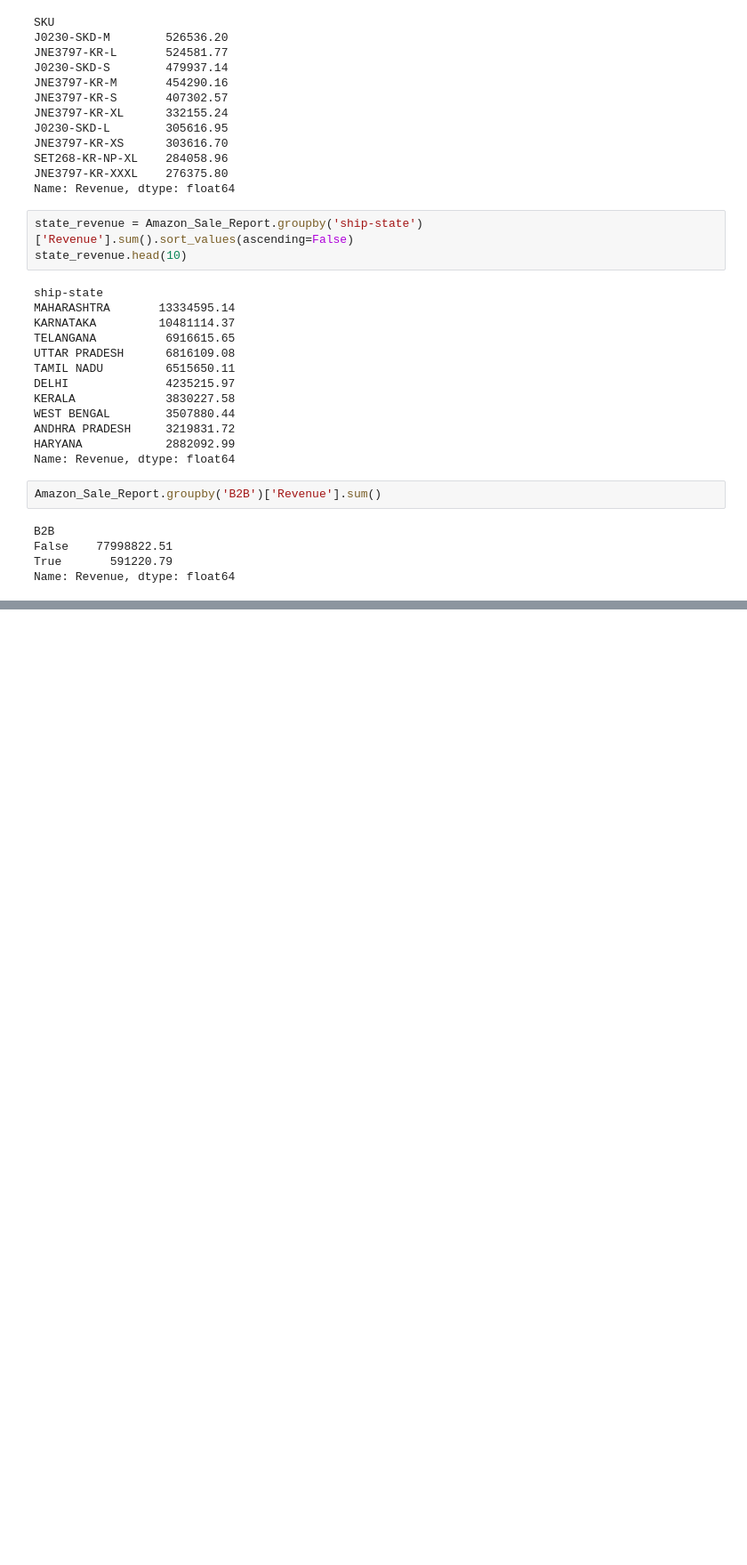
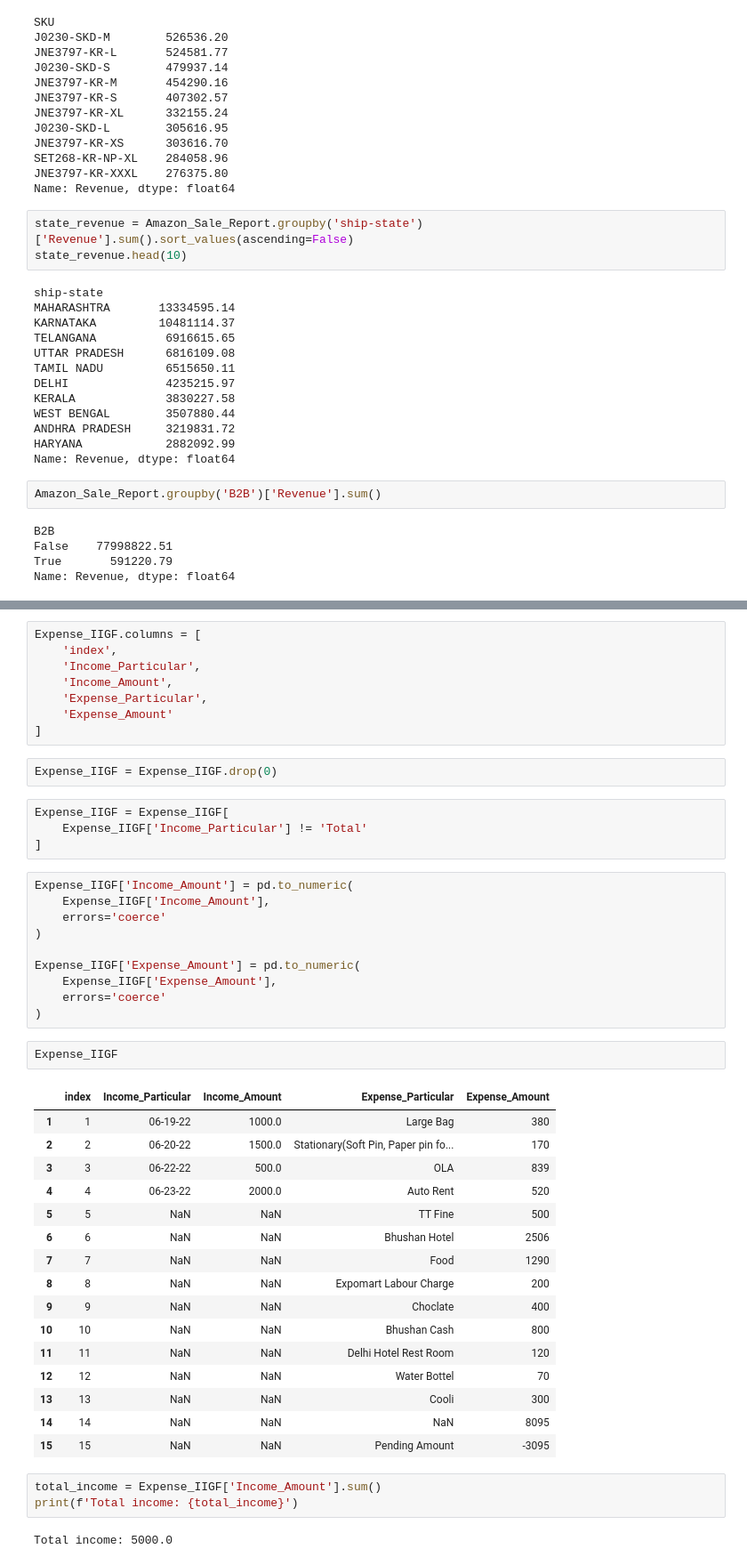
Before and after one commit to Yobil-Job/Ecommerece_Bussines_Intelligence, a Jupyter notebook: Ecommerce_Bussines_Intelligence.ipynb, the cells around one changed output, grey strips where cells are left out. Shown at 89% size. Cells and saved outputs as stored; diff of their text form; blank space fills up the shorter version.

```diff
--- a/Ecommerce_Bussines_Intelligence.ipynb
+++ b/Ecommerce_Bussines_Intelligence.ipynb
@@ -472,0 +532,48 @@ Name: Revenue, dtype: float64
+# %%
+Expense_IIGF.columns = [
+    'index',
+    'Income_Particular',
+    'Income_Amount',
+    'Expense_Particular',
+    'Expense_Amount'
+]
+# %%
+Expense_IIGF = Expense_IIGF.drop(0)
+# %%
+Expense_IIGF = Expense_IIGF[
+    Expense_IIGF['Income_Particular'] != 'Total'
+]
+# %%
+Expense_IIGF['Income_Amount'] = pd.to_numeric(
+    Expense_IIGF['Income_Amount'],
+    errors='coerce'
+)
+
+Expense_IIGF['Expense_Amount'] = pd.to_numeric(
+    Expense_IIGF['Expense_Amount'],
+    errors='coerce'
+)
+# %%
+Expense_IIGF
+# %% [output]
+|  | index | Income_Particular | Income_Amount | Expense_Particular | Expense_Amount |
+| 1 | 1 | 06-19-22 | 1000.0 | Large Bag | 380 |
+| 2 | 2 | 06-20-22 | 1500.0 | Stationary(Soft Pin, Paper pin fo... | 170 |
+| 3 | 3 | 06-22-22 | 500.0 | OLA | 839 |
+| 4 | 4 | 06-23-22 | 2000.0 | Auto Rent | 520 |
+| 5 | 5 | NaN | NaN | TT Fine | 500 |
+| 6 | 6 | NaN | NaN | Bhushan Hotel | 2506 |
+| 7 | 7 | NaN | NaN | Food | 1290 |
+| 8 | 8 | NaN | NaN | Expomart Labour Charge | 200 |
+| 9 | 9 | NaN | NaN | Choclate | 400 |
+| 10 | 10 | NaN | NaN | Bhushan Cash | 800 |
+| 11 | 11 | NaN | NaN | Delhi Hotel Rest Room | 120 |
+| 12 | 12 | NaN | NaN | Water Bottel | 70 |
+| 13 | 13 | NaN | NaN | Cooli | 300 |
+| 14 | 14 | NaN | NaN | NaN | 8095 |
+| 15 | 15 | NaN | NaN | Pending Amount | -3095 |
+# %%
+total_income = Expense_IIGF['Income_Amount'].sum()
+print(f'Total income: {total_income}')
+# %% [output]
+Total income: 5000.0
```
Also changed, not shown: parts of 18 cells of this notebook.
